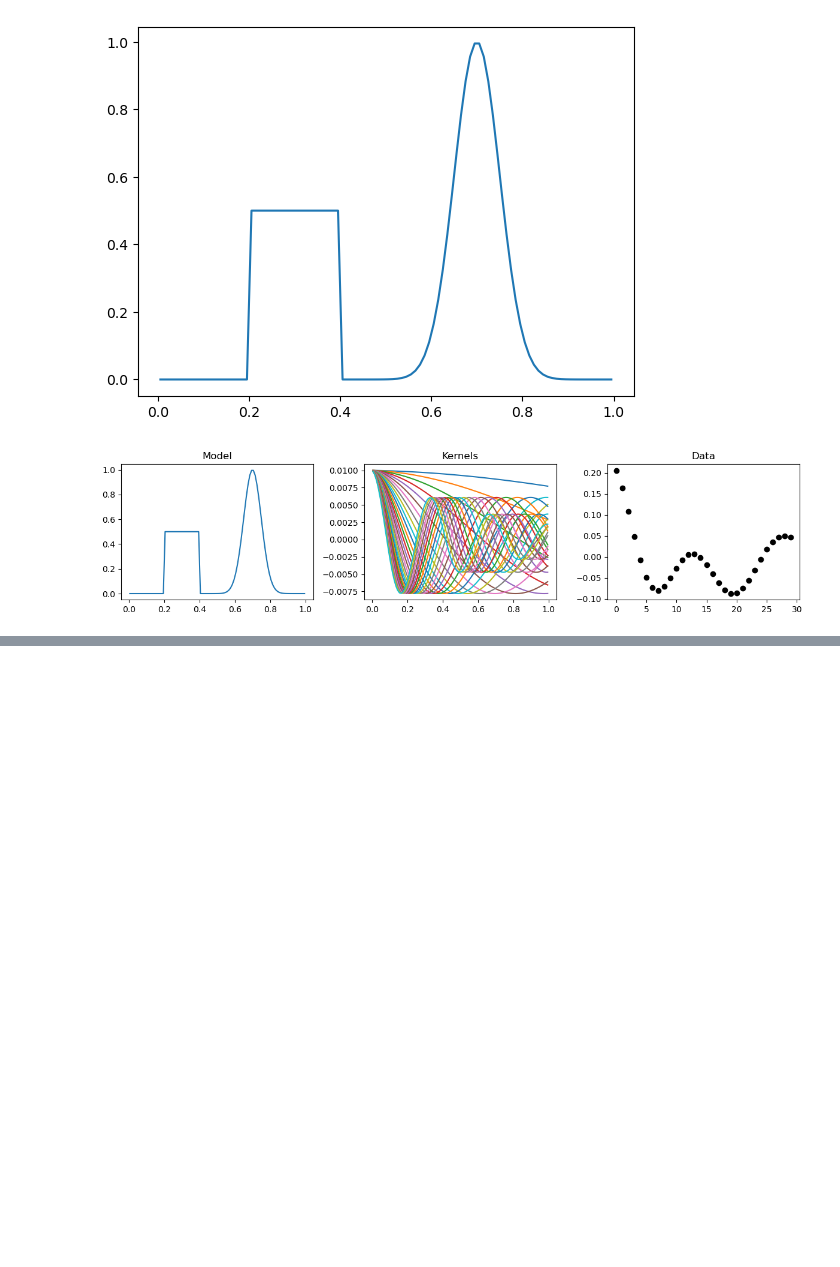
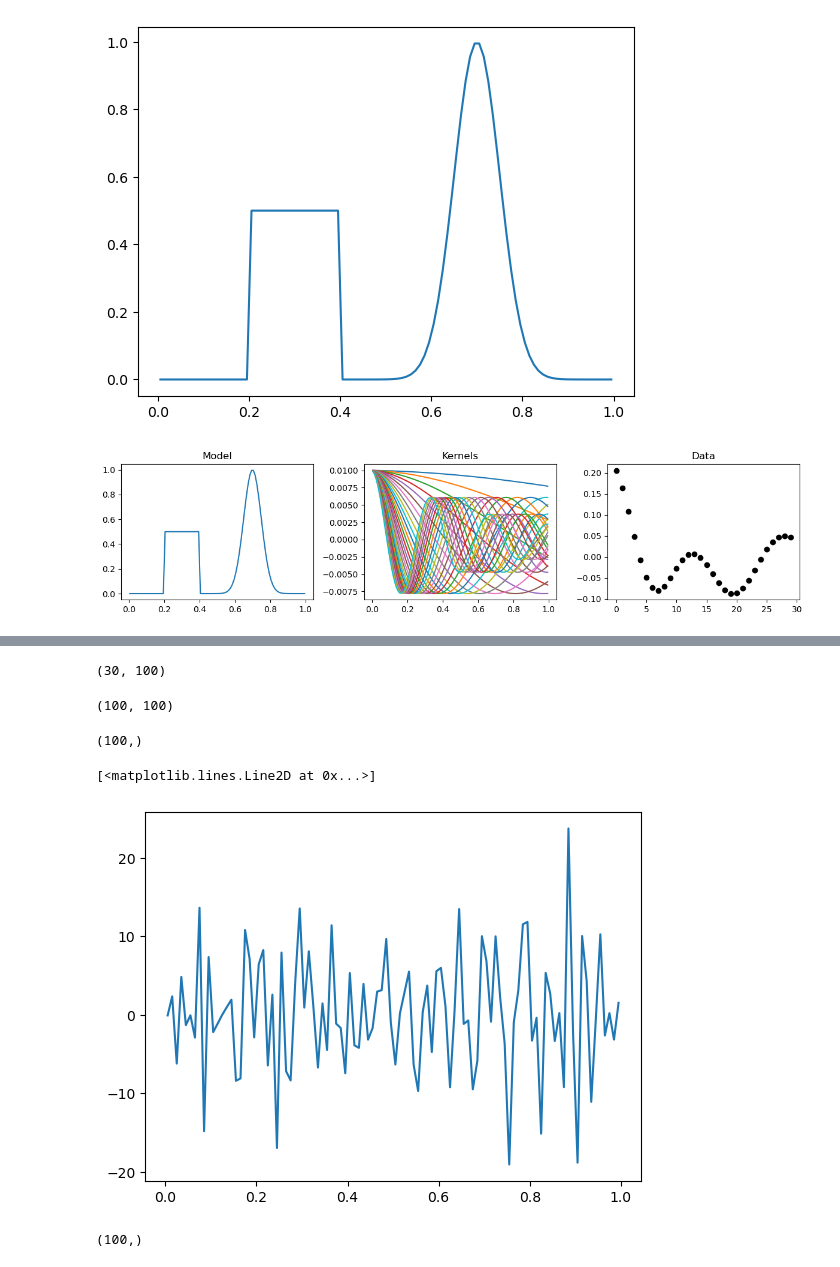
Before and after one commit to lheagy/eosc-454, a Jupyter notebook: lectures/linear-problem.ipynb, the cells around one changed output, grey strips where cells are left out. Cells and saved outputs as stored; diff of their text form; code cells hidden in the pictures; blank space fills up the shorter version.

```diff
--- a/lectures/linear-problem.ipynb
+++ b/lectures/linear-problem.ipynb
@@ -149,0 +154,23 @@ plt.tight_layout()
+# %%
+G.shape
+# %% [output]
+(30, 100)
+# %%
+Wd = sp.eye(n_kernels)
+# %%
+A = (G.T @ Wd.T @ Wd @ G) #+ sp.eye(n_cells)
+A.shape
+# %% [output]
+(100, 100)
+# %%
+b = G.T @ Wd.T @ Wd @ data
+b.shape
+# %% [output]
+(100,)
+# %%
+m_recovered = np.linalg.solve(A, b)
+# %%
+plt.plot(x_centers, m_recovered)
+# %% [output]
+[<matplotlib.lines.Line2D at 0x...>]
+[figure, added]
@@ -149,0 +179,4 @@ plt.tight_layout()
+# %%
+eigenvalues.shape
+# %% [output]
+(100,)
```
Also changed, not shown: parts of 10 cells of this notebook.
